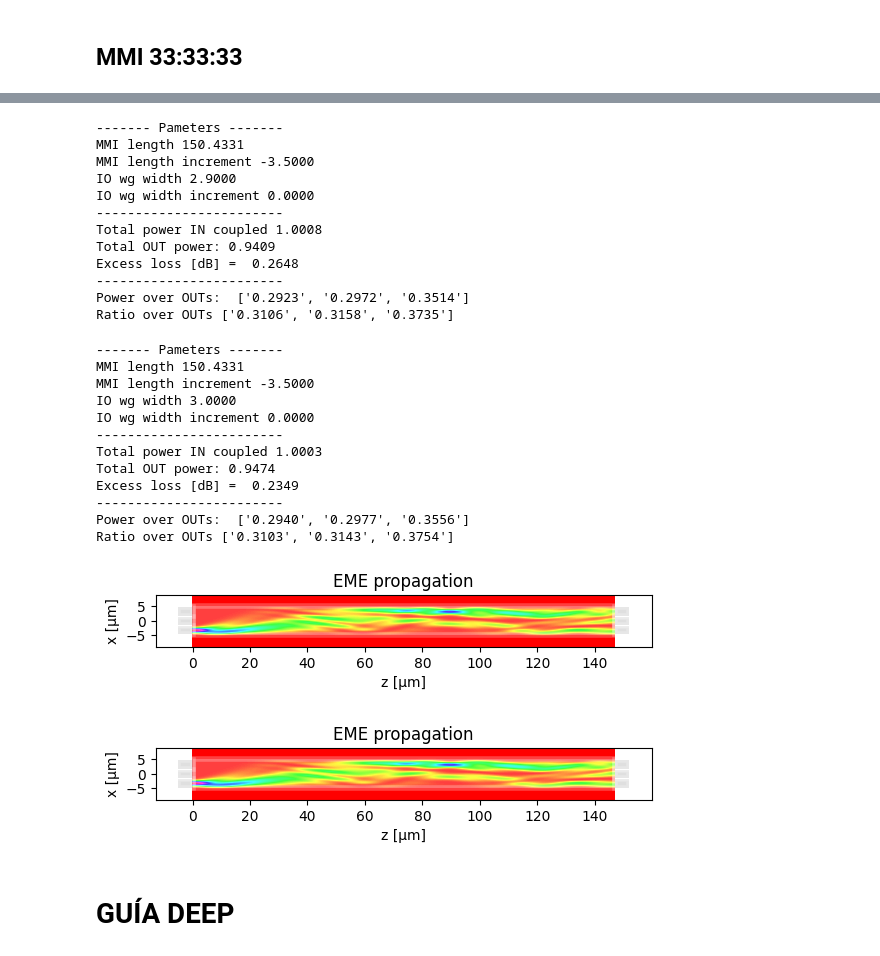
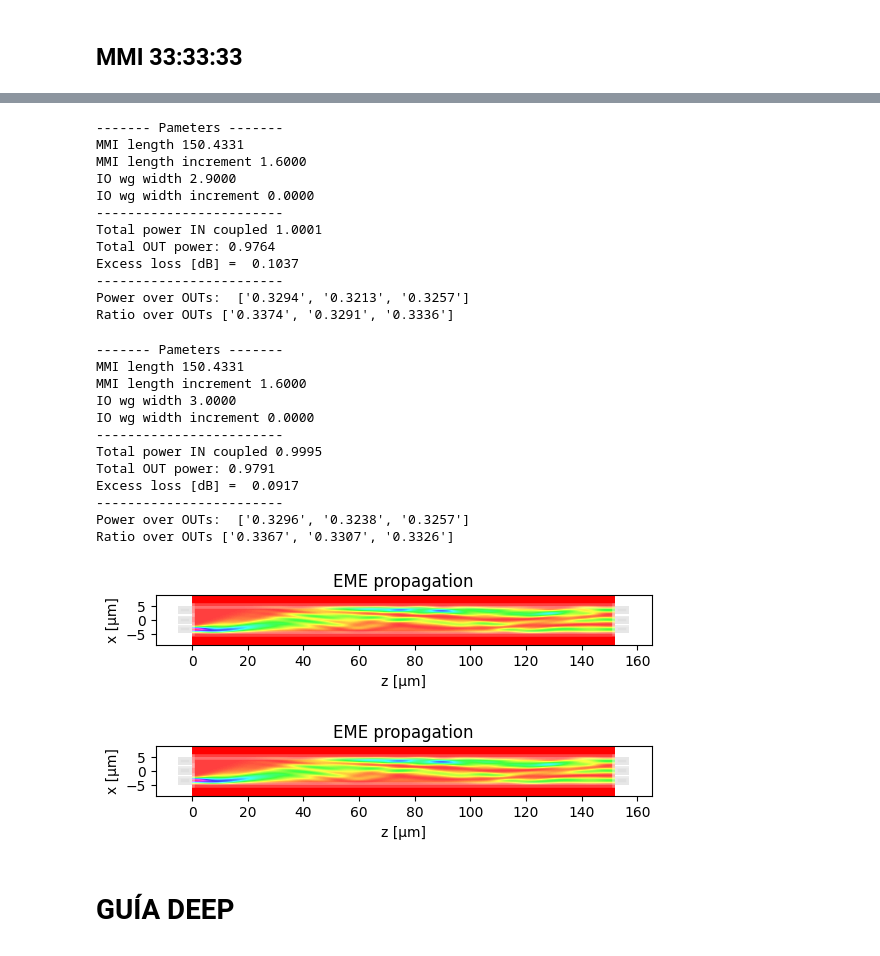
Before and after one commit to mromgar1/pic-upv-lab5-finalproject, a Jupyter notebook: FINAL_PROJECT_DEEP_SIN.ipynb, the cells around one changed output, grey strips where cells are left out. Cells and saved outputs as stored; diff of their text form; code cells hidden in the pictures.

```diff
--- a/FINAL_PROJECT_DEEP_SIN.ipynb
+++ b/FINAL_PROJECT_DEEP_SIN.ipynb
@@ -271,13 +271,13 @@ Ratio over OUTs ['0.0002', '0.9998']
 # %%
 #más optimizado
-dy = 0
+dy = -0.1
 
 # MMI I/O waveguide positions (check class slides for type of MMI)
-m.IN_WVG_positions = np.array([-1.68, 1.68]) + np.array([-dy, dy]) # STUDENT
-m.OUT_WVG_positions = np.array([-1.68, 1.68]) + np.array([-dy, dy]) # STUDENT4
+m.IN_WVG_positions = np.array([-1.8, 1.8]) + np.array([-dy, dy]) # STUDENT
+m.OUT_WVG_positions = np.array([-1.8, 1.8]) + np.array([-dy, dy]) # STUDENT4
 
 # MMI length (check class slides for type of MMI)
-m.dL_MMI = 10 # STUDENT
+m.dL_MMI = 11 # STUDENT
 
 # Run propagation
 m.propagation()
@@ -395,7 +395,7 @@ mmi_Width = 10  # Student. Body width
 m = MMI_EME() # Here you instantiate a MMI to be simulated with the Eigen-mode expansion (EME) algorithm.
 m.MMI_width = mmi_Width
 
-m.wg_width=2
+m.wg_width=2.6
 m.MMI_num_modes = 40 # Number of modes to be calculated. Here, the higher, the better since we are going to calculate
                     # the propagation based on the mode decomposition.
 
@@ -450,6 +450,6 @@ Ratio over OUTs ['0.1472', '0.3518', '0.5010']
 # %%
-
-dy = 0.3
+# MEJOR COMBINACIÓN EN CUANTO A PÉRDIDAS !!!!!
+dy = 0.5
 
 # MMI I/O waveguide positions (check class slides for type of MMI)
 m.IN_WVG_positions = np.array([-3, 0, 3]) + np.array([-dy, 0, dy]) # STUDENT
@@ -457,7 +457,7 @@ m.OUT_WVG_positions = np.array([-3, 0, 3]) + np.array([-dy,0, dy]) # STUDENT4
 
 
 # MMI length (check class slides for type of MMI)
-m.dL_MMI = -3.5 # STUDENT
+m.dL_MMI = -1 # STUDENT
 
 # Run propagation
 m.propagation()
@@ -491,12 +491,12 @@ for dw in widths:
     m.n_IN = 3
     m.n_OUT = 3
 
-    dy = 0.3
+    dy = 0.5
     m.IN_WVG_positions = np.array([-3, 0, 3]) + np.array([-dy, 0, dy])
     m.OUT_WVG_positions = np.array([-3, 0, 3]) + np.array([-dy, 0, dy])
 
     m.L_MMI = L_pi_eme
-    m.dL_MMI = -3.5
+    m.dL_MMI = -0.5
 
     m.propagation()
 # %% [output]
@@ -573,49 +573,49 @@ for dw in widths:
     m = MMI_EME()
     m.MMI_width = mmi_Width
     m.wg_width=dw
     m.MMI_num_modes = 30
 
     m.find_all_modes()
     L_pi_eme = m.get_L_pi()
 
     m.n_IN = 3
     m.n_OUT = 3
 
-    dy = 0.3
+    dy = 0.5
     m.IN_WVG_positions = np.array([-3, 0, 3]) + np.array([-dy, 0, dy])
     m.OUT_WVG_positions = np.array([-3, 0, 3]) + np.array([-dy, 0, dy])
 
     m.L_MMI = L_pi_eme
-    m.dL_MMI = -3.5
+    m.dL_MMI = 1.6
 
     m.propagation()
 # %% [output]
 ------- Pameters -------
 MMI length 150.4331
-MMI length increment -3.5000
+MMI length increment 1.6000
 IO wg width 2.9000
 IO wg width increment 0.0000
 ------------------------
-Total power IN coupled 1.0008
-Total OUT power: 0.9409
-Excess loss [dB] =  0.2648
+Total power IN coupled 1.0001
+Total OUT power: 0.9764
+Excess loss [dB] =  0.1037
 ------------------------
-Power over OUTs:  ['0.2923', '0.2972', '0.3514']
-Ratio over OUTs ['0.3106', '0.3158', '0.3735']
+Power over OUTs:  ['0.3294', '0.3213', '0.3257']
+Ratio over OUTs ['0.3374', '0.3291', '0.3336']
 ------- Pameters -------
 MMI length 150.4331
-MMI length increment -3.5000
+MMI length increment 1.6000
 IO wg width 3.0000
 IO wg width increment 0.0000
 ------------------------
-Total power IN coupled 1.0003
-Total OUT power: 0.9474
-Excess loss [dB] =  0.2349
+Total power IN coupled 0.9995
+Total OUT power: 0.9791
+Excess loss [dB] =  0.0917
 ------------------------
-Power over OUTs:  ['0.2940', '0.2977', '0.3556']
-Ratio over OUTs ['0.3103', '0.3143', '0.3754']
+Power over OUTs:  ['0.3296', '0.3238', '0.3257']
+Ratio over OUTs ['0.3367', '0.3307', '0.3326']
-[figure, old version]
+[figure, new version]
-[figure, old version]
+[figure, new version]
 # %% [markdown]
 # GUÍA DEEP
 # %%
```
Also changed, not shown: parts of 7 cells of this notebook.
